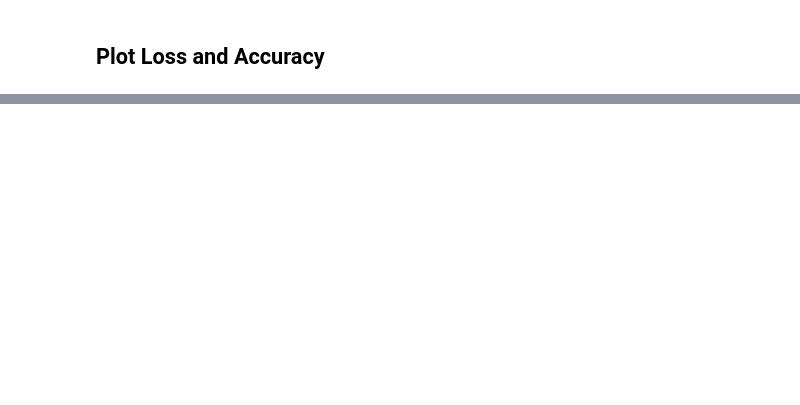
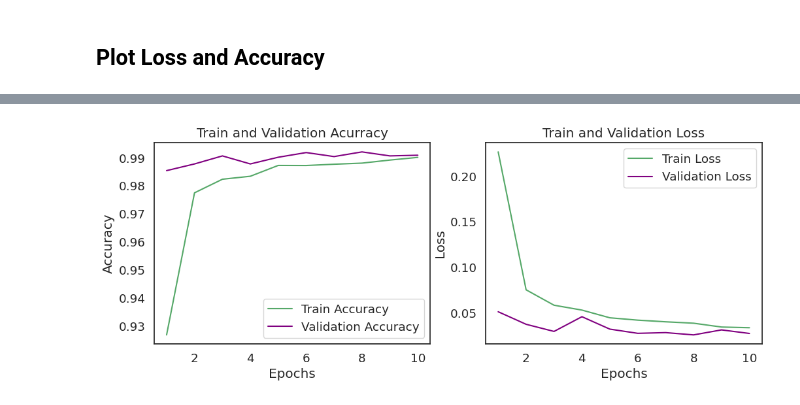
Before and after one commit to cleytoncandeira/kaggle_digit_recognizer_challenge, a Jupyter notebook: digit-recognizer-fundamentals.ipynb, the cells around one changed output, grey strips where cells are left out. Drawn from its saved outputs; the diff is of its cells as text; code cells hidden in the pictures; blank space fills up the shorter version.

```diff
--- a/digit-recognizer-fundamentals.ipynb
+++ b/digit-recognizer-fundamentals.ipynb
@@ -221,27 +286,34 @@ where $(O(i, j)$ is the output, $I$ is the input, $max$ denotes the maximum, $m$
     <img src="https://www.researchgate.net/profile/Woongje-Sung/publication/322160320/figure/fig4/AS:631646000779331@1527607550865/LeNet-59-CNN-for-handwritten-digit-recognition-task.png" alt="digit">
 </div>
 # %%
-def convolutional_model():
+def augmented_convolutional_model():
+    model = tf.keras.models.Sequential([
+        tf.keras.layers.Conv2D(32, (5, 5), padding='same', activation='relu', input_shape=(28, 28, 1)),
+        tf.keras.layers.Conv2D(32, (5, 5), padding='same', activation='relu'),
+        tf.keras.layers.MaxPooling2D(2, 2),
+        tf.keras.layers.Dropout(0.25),
 
-    model = tf.keras.models.Sequential([
-        tf.keras.layers.Conv2D(32, (5,5), activation='relu', input_shape=(28,28,1)),
-        tf.keras.layers.MaxPooling2D(2,2),
-        tf.keras.layers.Conv2D(64, (5,5), activation='relu'),
-        tf.keras.layers.MaxPooling2D(2,2),
-        #tf.keras.layers.Conv2D(64, (5,5), activation='relu'),
-        #tf.keras.layers.MaxPooling2D(2,2),
+        tf.keras.layers.Conv2D(64, (5, 5), padding='same', activation='relu'),
+        tf.keras.layers.Conv2D(64, (5, 5), padding='same', activation='relu'),
+        tf.keras.layers.MaxPooling2D(2, 2),
+        tf.keras.layers.Dropout(0.25),
+
         tf.keras.layers.Flatten(),
-        tf.keras.layers.Dense(512, activation = 'relu'),
-        tf.keras.layers.Dense(10, activation = 'softmax')
+        tf.keras.layers.Dense(256, activation='relu'),
+        tf.keras.layers.Dense(10, activation='softmax')
     ])
 
     model.compile(optimizer='adam',
                   loss='sparse_categorical_crossentropy',
                   metrics=['accuracy'])
-    return model
+
+    # Data augmentation
+    datagen = ImageDataGenerator(rotation_range=10, width_shift_range=0.1, height_shift_range=0.1, zoom_range=0.1)
+
+    return model, datagen
 # %%
 # Save your untrained model
-model = convolutional_model()
+model, datagen = augmented_convolutional_model()
 
 # Get number of weights
 model_params = model.count_params()
@@ -256,6 +328,6 @@ assert model_params < 1000000, (
 callbacks = myCallback()
 
 # Train your model (this can take up to 5 minutes)
-history = model.fit(X_train, y_train, epochs=10, callbacks=[callbacks])
+history = model.fit(datagen.flow(X_train, y_train), validation_data=(X_val, y_val), epochs=10)
 # %% [output]
 Epoch 1/10
@@ -289,2 +358,6 @@ y_test_pred = model.predict(X_test)
 # %%
 y_test_pred_classes = np.argmax(y_test_pred, axis=1)
+# %%
+plot_history(history)
+# %% [output]
+[figure, added]
```
Also changed, not shown: parts of 18 cells of this notebook.
